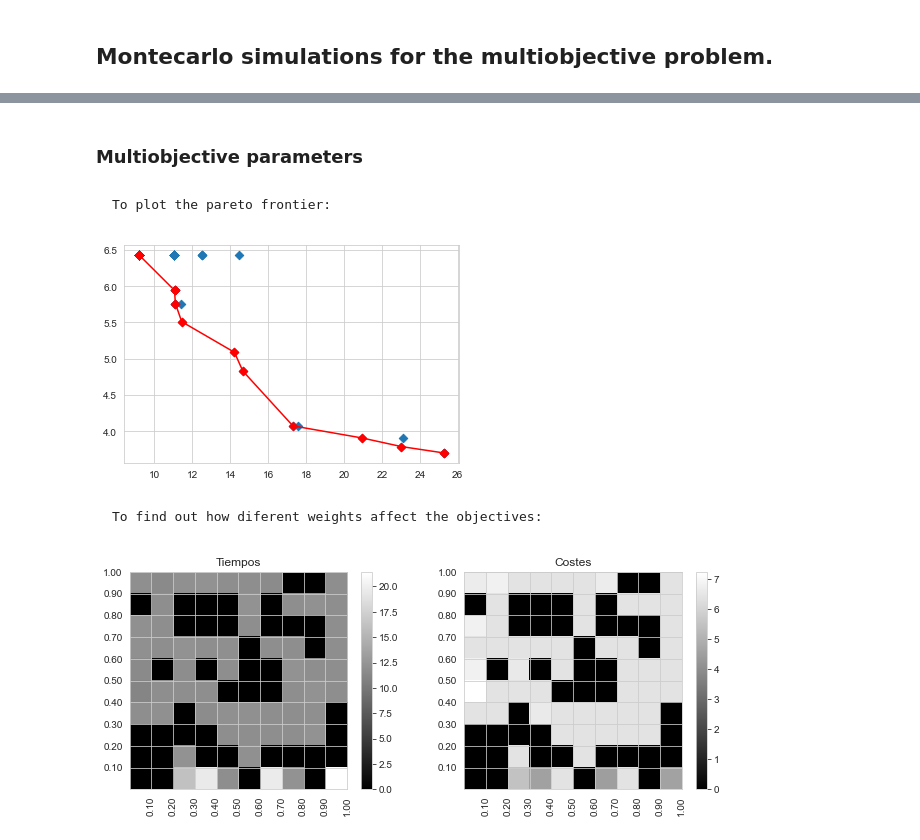
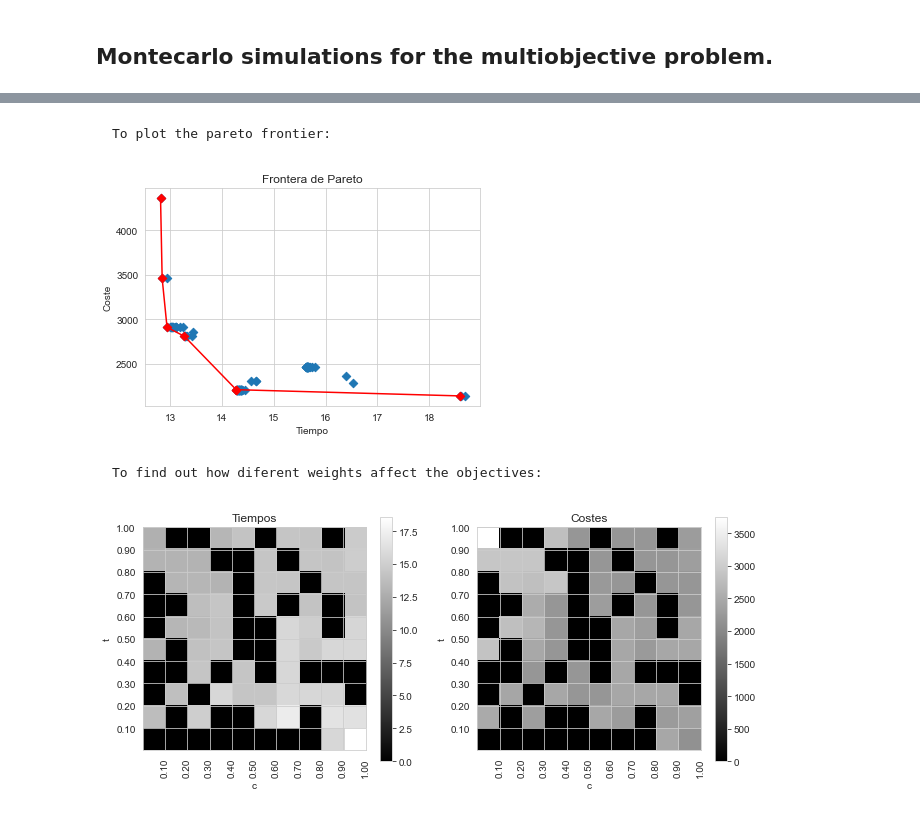
Before and after one commit to GuilleMunoz/city_tasks_assignment, a Jupyter notebook: plots.ipynb, the cells around one changed output, grey strips where cells are left out. Drawn from its saved outputs; the diff is of its cells as text; code cells hidden in the pictures.

Commit message:
Monte Carlo simulation analysis

```diff
--- a/plots.ipynb
+++ b/plots.ipynb
@@ -8,3 +7,3 @@ from scipy.stats import norm # To fit normal distribution
 # %%
 SAVE_PLOTS = False
-DPI = 400
+DPI = 500
@@ -100,5 +131,4 @@ else:
 # %% [markdown]
 ## Montecarlo simulations for the multiobjective problem.
 # %%
-problem = Problem()
-problem.create_random(11, 2, 2, 2)
+problem = Problem(file_name='cities/Oldenburg', directed=False)
@@ -126,13 +135,11 @@ problem.plot_fs_MC(fs, savefig=SAVE_PLOTS, dpi=DPI)
-# %% [markdown]
-### Multiobjective parameters
 # %%
 # Multi-objective parameters
-ls = problem.monte_carlo_simulation_MO("sols.txt", 40, 40, its=100, print_conf=False)
+ls = problem.monte_carlo_simulation_MO("MC_Sim/MO.txt", 40, 10000, its=100, print_conf=False)
 # %% [markdown]
     To plot the pareto frontier:
 # %%
-problem.plot_MO_pareto(ls, savefig=SAVE_PLOTS, dpi=DPI)
+problem.plot_MO_pareto(ls, savefig=SAVE_PLOTS, dpi=DPI, filename='plots/MC_MO_pareto.png')
 # %% [output]
-[figure, old version]
+[figure, new version]
 # %% [markdown]
     To find out how diferent weights affect the objectives:
@@ -142,4 +146,4 @@ ls = problem.monte_carlo_simulation_MO("sols.txt", 40, 40, its=100, print_conf=F
 # %%
-problem.plot_MO(ls, 10, savefig=SAVE_PLOTS, dpi=DPI)
+problem.plot_MO(ls, 10, savefig=SAVE_PLOTS, dpi=DPI, filename='plots/MC_MO.png')
 # %% [output]
-[figure, old version]
+[figure, new version]
```
Also changed, not shown: parts of 12 cells of this notebook, 7 other files.
